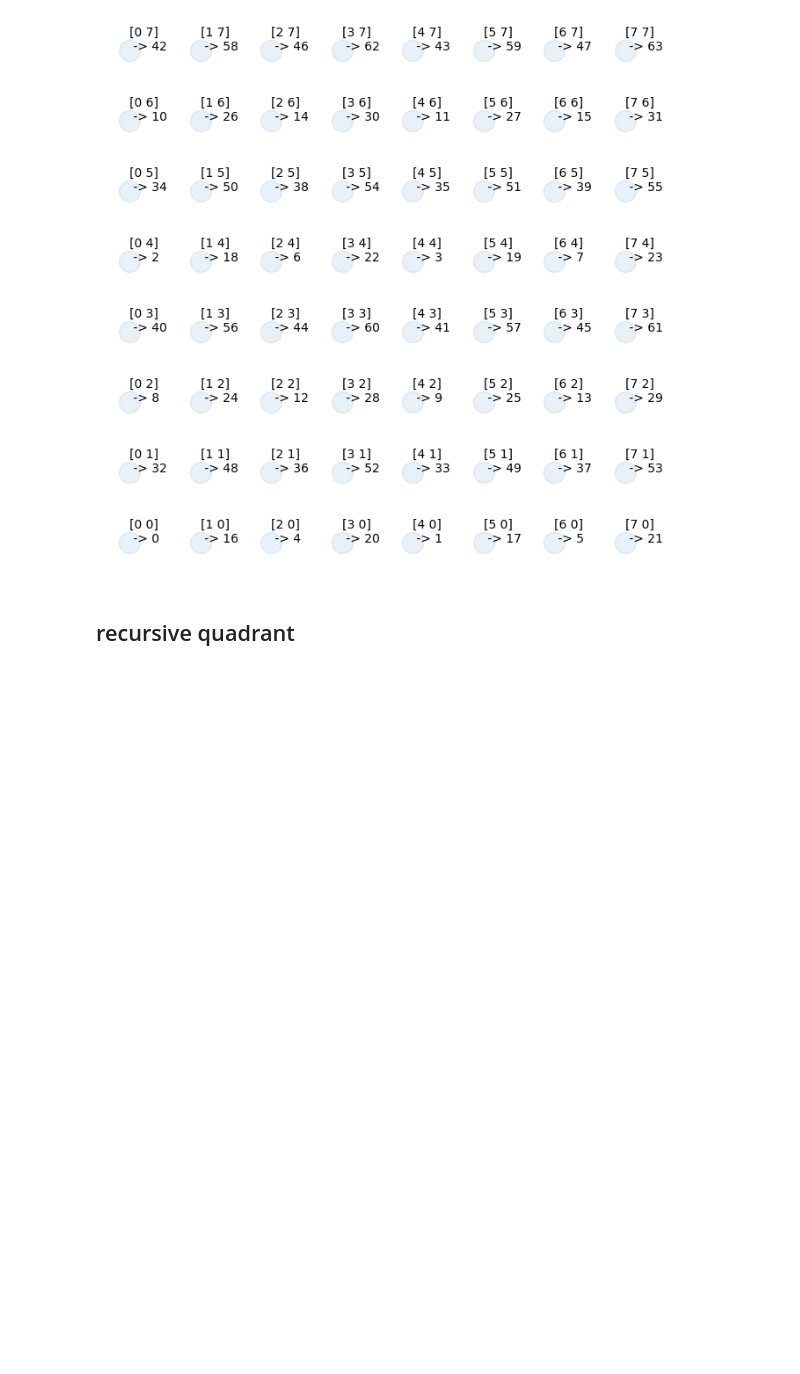
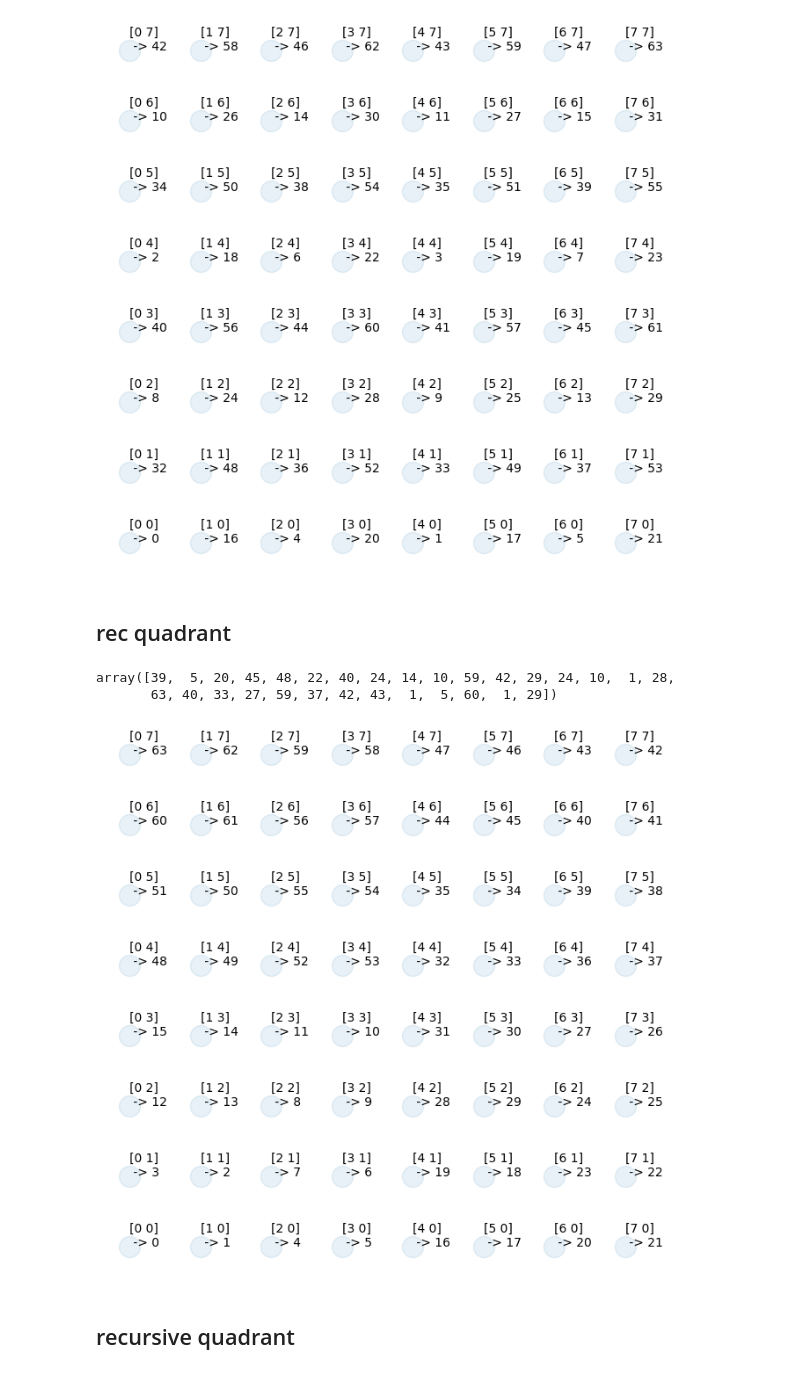
Before and after one commit to ninivert/lcnthesis, a Jupyter notebook: notebooks/mappings_convergence.ipynb, the cells around one changed output. Drawn from its saved outputs; the diff is of its cells as text; code cells hidden in the pictures; blank space fills up the shorter version.

Commit message:
rec quadrant mapping class rewrite

```diff
--- a/notebooks/mappings_convergence.ipynb
+++ b/notebooks/mappings_convergence.ipynb
@@ -84,6 +61,29 @@ for idx2d, idx1d in zip(indices2d[idx_unique], indices_far[idx_unique]):
 plt.axis(False);
 # %% [output]
 [figure]
+# %% [markdown]
+## rec quadrant
+# %%
+bbox = Box.new_bbox(rnn.F)
+F = np.zeros((1000, 2))
+F[:, 0] = np.random.default_rng(42).uniform(bbox.xmin, bbox.xmax, len(F))
+F[:, 1] = np.random.default_rng(43).uniform(bbox.ymin, bbox.ymax, len(F))
+# %%
+rec = RecursiveQuadrantMapping(nrec=3)
+indices_rec = rec.indices(F)
+# %% [output]
+array([39,  5, 20, 45, 48, 22, 40, 24, 14, 10, 59, 42, 29, 24, 10,  1, 28,
+       63, 40, 33, 27, 59, 37, 42, 43,  1,  5, 60,  1, 29])
+# %%
+plt.figure(figsize=(8,8))
+plt.scatter(*np.unique(indices2d, axis=0).T, s=300, alpha=0.1)
+_, idx_unique = np.unique(indices_rec, return_index=True)
+for idx2d, idx1d in zip(indices2d[idx_unique], indices_rec[idx_unique]):
+	plt.annotate(f'{idx2d}\n -> {idx1d}', xy=idx2d)
+	# plt.annotate(f'{idx1d}', xy=idx2d)
+plt.axis(False);
+# %% [output]
+[figure, added]
 # %% [markdown]
 ## recursive quadrant
 # %%
```
Also changed, not shown: parts of 1 cell of this notebook, 1 other file.
